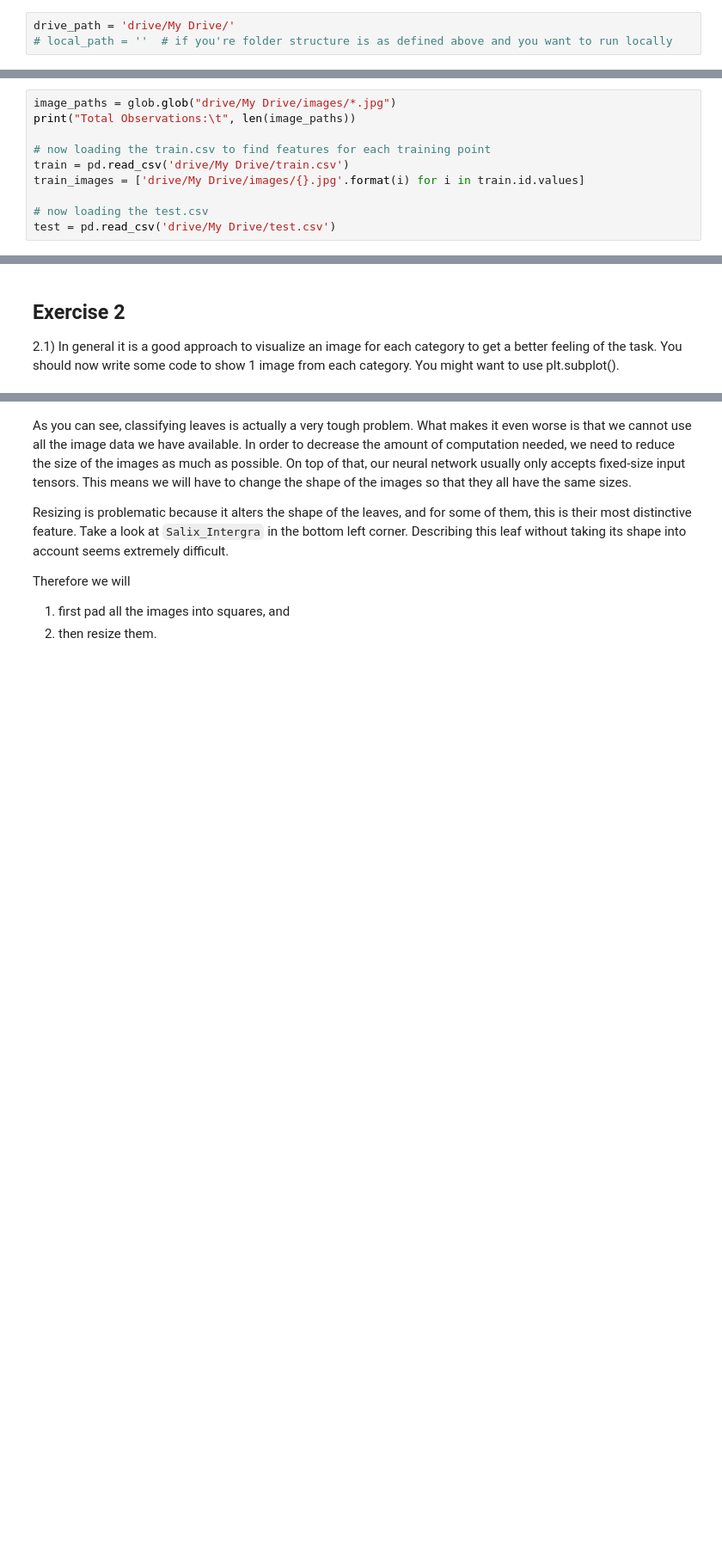
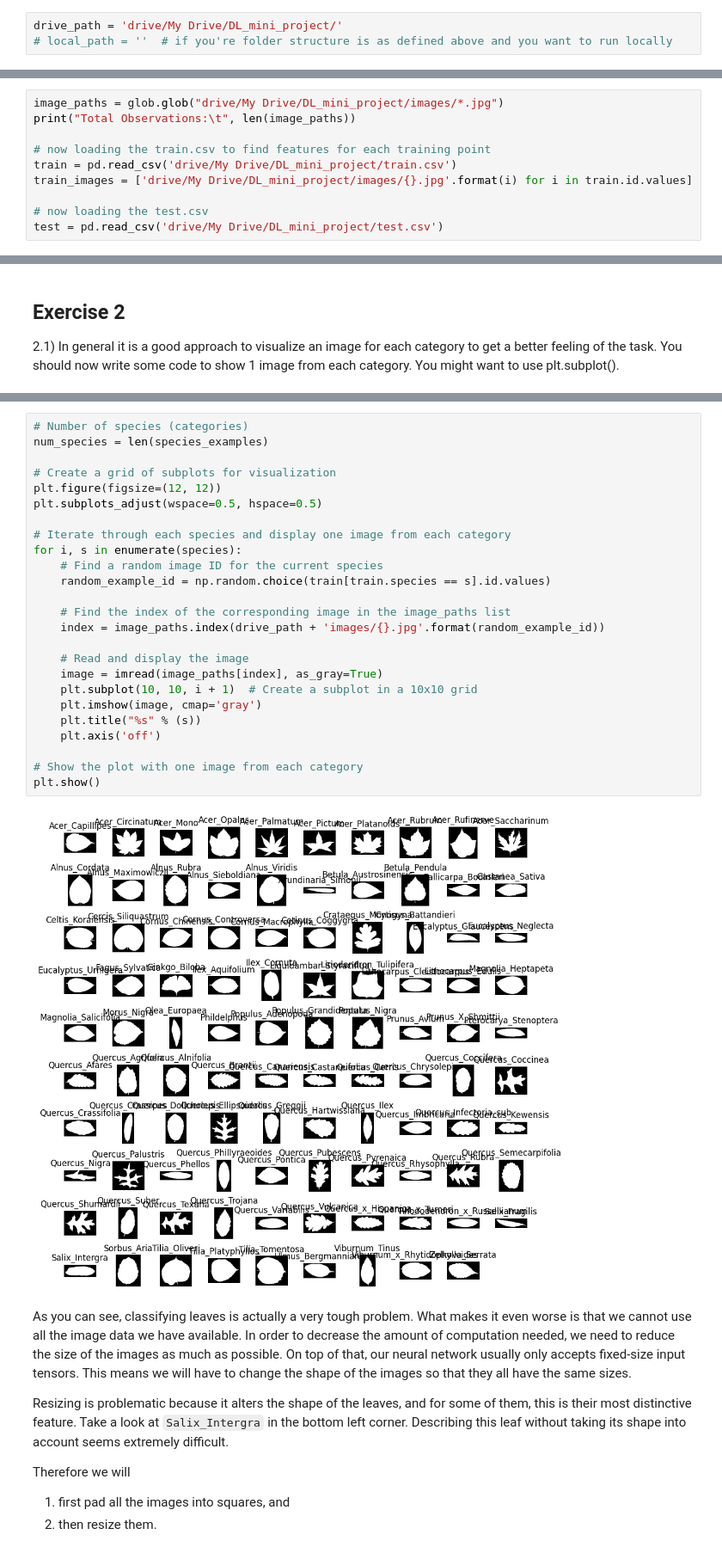
Before and after one commit to apollineblachet/Deep-Learning, a Jupyter notebook: 6_Mini_Project/6.1-EXE-Kaggle-Leaf-Challenge.ipynb, the cells around one changed output, grey strips where cells are left out. Shown: that part at 86% size. Cells and saved outputs as stored; diff of their text form; blank space fills up the shorter version.

```diff
--- a/6_Mini_Project/6.1-EXE-Kaggle-Leaf-Challenge.ipynb
+++ b/6_Mini_Project/6.1-EXE-Kaggle-Leaf-Challenge.ipynb
@@ -81,7 +89,7 @@ After going through a quick authorization process you should now have access to
 # %% [markdown]
 Let's save the path for later use. Just replace this with your local path if you're not running on colab.
 # %%
-drive_path = 'drive/My Drive/'
+drive_path = 'drive/My Drive/DL_mini_project/'
 # local_path = ''  # if you're folder structure is as defined above and you want to run locally
 # %% [markdown]
 # Visualizing the data
@@ -91,12 +99,12 @@ You need to load them first!
 Then we load in the training data, which is in CSV format. For this, we use [pandas](https://pandas.pydata.org/).
 Pandas is useful for data analysis, but we don't suggest using it in any production code.
 # %%
-image_paths = glob.glob("drive/My Drive/images/*.jpg")
+image_paths = glob.glob("drive/My Drive/DL_mini_project/images/*.jpg")
 print("Total Observations:\t", len(image_paths))
 
 # now loading the train.csv to find features for each training point
-train = pd.read_csv('drive/My Drive/train.csv')
-train_images = ['drive/My Drive/images/{}.jpg'.format(i) for i in train.id.values]
+train = pd.read_csv('drive/My Drive/DL_mini_project/train.csv')
+train_images = ['drive/My Drive/DL_mini_project/images/{}.jpg'.format(i) for i in train.id.values]
 
 # now loading the test.csv
-test = pd.read_csv('drive/My Drive/test.csv')
+test = pd.read_csv('drive/My Drive/DL_mini_project/test.csv')
@@ -140,3 +203,30 @@ plt.show()
+# %%
+# Number of species (categories)
+num_species = len(species_examples)
+
+# Create a grid of subplots for visualization
+plt.figure(figsize=(12, 12))
+plt.subplots_adjust(wspace=0.5, hspace=0.5)
+
+# Iterate through each species and display one image from each category
+for i, s in enumerate(species):
+    # Find a random image ID for the current species
+    random_example_id = np.random.choice(train[train.species == s].id.values)
+
+    # Find the index of the corresponding image in the image_paths list
+    index = image_paths.index(drive_path + 'images/{}.jpg'.format(random_example_id))
+
+    # Read and display the image
+    image = imread(image_paths[index], as_gray=True)
+    plt.subplot(10, 10, i + 1)  # Create a subplot in a 10x10 grid
+    plt.imshow(image, cmap='gray')
+    plt.title("%s" % (s))
+    plt.axis('off')
+
+# Show the plot with one image from each category
+plt.show()
+# %% [output]
+[figure, added]
 # %% [markdown]
 As you can see, classifying leaves is actually a very tough problem.
 What makes it even worse is that we cannot use all the image data we have available.
```
Also changed, not shown: parts of 24 cells of this notebook.
